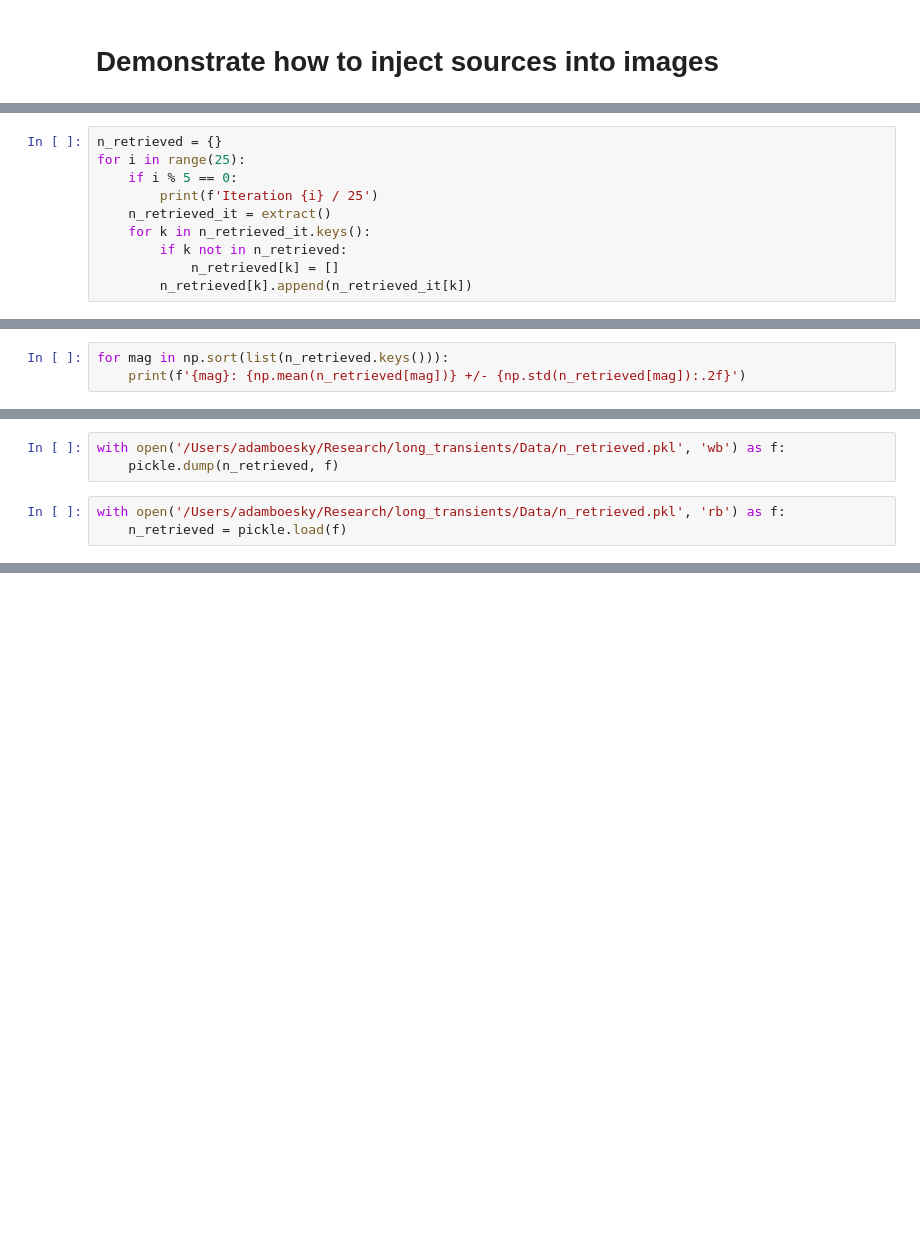
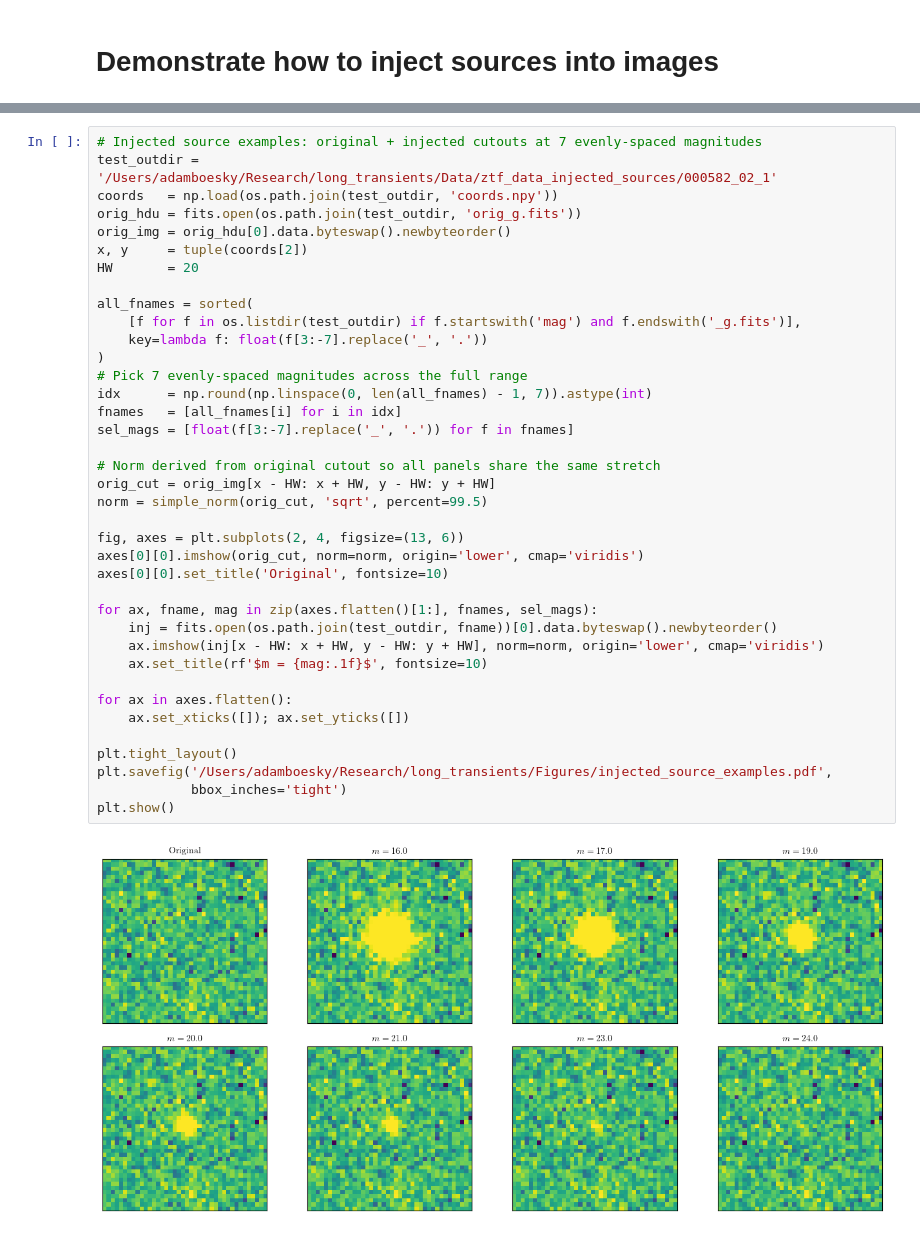
Before and after one commit to Adam-Boesky/long_transients, a Jupyter notebook: Notebooks/efficiency.ipynb, the cells around one changed output, grey strips where cells are left out. Cells and saved outputs as stored; diff of their text form; blank space fills up the shorter version.

```diff
--- a/Notebooks/efficiency.ipynb
+++ b/Notebooks/efficiency.ipynb
@@ -305,10 +102,0 @@ def extract():
-# %%
-n_retrieved = {}
-for i in range(25):
-    if i % 5 == 0:
-        print(f'Iteration {i} / 25')
-    n_retrieved_it = extract()
-    for k in n_retrieved_it.keys():
-        if k not in n_retrieved:
-            n_retrieved[k] = []
-        n_retrieved[k].append(n_retrieved_it[k])
@@ -343,3 +102,0 @@ Extracting sources...
-# %%
-for mag in np.sort(list(n_retrieved.keys())):
-    print(f'{mag}: {np.mean(n_retrieved[mag])} +/- {np.std(n_retrieved[mag]):.2f}')
@@ -366,6 +102,0 @@ for mag in np.sort(list(n_retrieved.keys())):
-# %%
-with open('/Users/adamboesky/Research/long_transients/Data/n_retrieved.pkl', 'wb') as f:
-    pickle.dump(n_retrieved, f)
-# %%
-with open('/Users/adamboesky/Research/long_transients/Data/n_retrieved.pkl', 'rb') as f:
-    n_retrieved = pickle.load(f)
@@ -404,0 +107,40 @@ plt.show()
+# %%
+# Injected source examples: original + injected cutouts at 7 evenly-spaced magnitudes
+test_outdir = '/Users/adamboesky/Research/long_transients/Data/ztf_data_injected_sources/000582_02_1'
+coords   = np.load(os.path.join(test_outdir, 'coords.npy'))
+orig_hdu = fits.open(os.path.join(test_outdir, 'orig_g.fits'))
+orig_img = orig_hdu[0].data.byteswap().newbyteorder()
+x, y     = tuple(coords[2])
+HW       = 20
+
+all_fnames = sorted(
+    [f for f in os.listdir(test_outdir) if f.startswith('mag') and f.endswith('_g.fits')],
+    key=lambda f: float(f[3:-7].replace('_', '.'))
+)
+# Pick 7 evenly-spaced magnitudes across the full range
+idx      = np.round(np.linspace(0, len(all_fnames) - 1, 7)).astype(int)
+fnames   = [all_fnames[i] for i in idx]
+sel_mags = [float(f[3:-7].replace('_', '.')) for f in fnames]
+
+# Norm derived from original cutout so all panels share the same stretch
+orig_cut = orig_img[x - HW: x + HW, y - HW: y + HW]
+norm = simple_norm(orig_cut, 'sqrt', percent=99.5)
+
+fig, axes = plt.subplots(2, 4, figsize=(13, 6))
+axes[0][0].imshow(orig_cut, norm=norm, origin='lower', cmap='viridis')
+axes[0][0].set_title('Original', fontsize=10)
+
+for ax, fname, mag in zip(axes.flatten()[1:], fnames, sel_mags):
+    inj = fits.open(os.path.join(test_outdir, fname))[0].data.byteswap().newbyteorder()
+    ax.imshow(inj[x - HW: x + HW, y - HW: y + HW], norm=norm, origin='lower', cmap='viridis')
+    ax.set_title(rf'$m = {mag:.1f}$', fontsize=10)
+
+for ax in axes.flatten():
+    ax.set_xticks([]); ax.set_yticks([])
+
+plt.tight_layout()
+plt.savefig('/Users/adamboesky/Research/long_transients/Figures/injected_source_examples.pdf',
+            bbox_inches='tight')
+plt.show()
+# %% [output]
+[figure, added]
```
Also changed, not shown: parts of 25 cells of this notebook, 6 other files.
